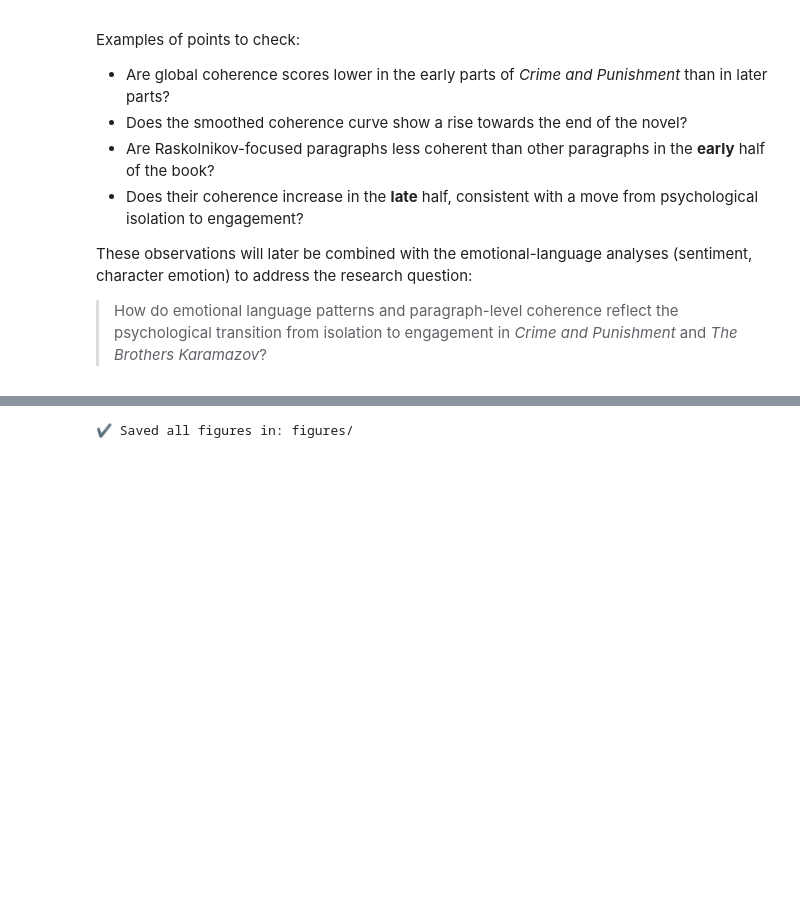
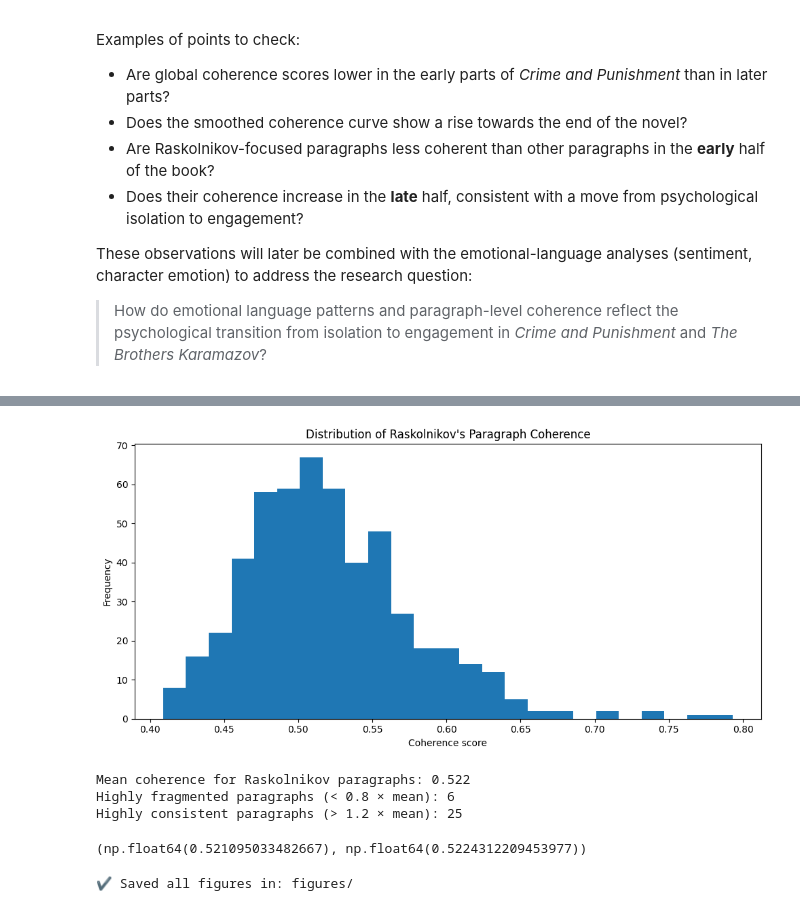
Before and after one commit to NLP-M-A-D/ProjectTemplate, a Jupyter notebook: notebooks/1_AppliedNLP_Session4_Paragraph_Coherence.ipynb, the cells around one changed output, grey strips where cells are left out. Saved outputs shown, nothing was run; the diff lists cells and outputs as text; code cells hidden in the pictures; blank space fills up the shorter version.

```diff
--- a/notebooks/1_AppliedNLP_Session4_Paragraph_Coherence.ipynb
+++ b/notebooks/1_AppliedNLP_Session4_Paragraph_Coherence.ipynb
@@ -582,3 +442,16 @@ These observations will later be combined with the emotional-language analyses
 (sentiment, character emotion) to address the research question:
 
 > How do emotional language patterns and paragraph-level coherence reflect the psychological transition from isolation to engagement in _Crime and Punishment_ and _The Brothers Karamazov_?
+# %%
+import pandas as pd
+
+# All paragraphs where Raskolnikov is mentioned
+rask_df = crime_df[crime_df["is_raskolnikov"]].copy()
+
+# Keep an index so we know which paragraph it was in the full book
+rask_df = rask_df.reset_index().rename(columns={"index": "paragraph_idx"})
+
+# Sort by coherence (low → high)
+rask_df = rask_df.sort_values(by="coherence", ascending=True)
+
+rask_df.head()
@@ -585,3 +465,37 @@ These observations will later be combined with the emotional-language analyses
+# %%
+import matplotlib.pyplot as plt
+
+plt.figure(figsize=(10, 5))
+plt.hist(rask_df["coherence"], bins=25)
+plt.title("Distribution of Raskolnikov's Paragraph Coherence")
+plt.xlabel("Coherence score")
+plt.ylabel("Frequency")
+plt.tight_layout()
+plt.show()
+# %% [output]
+[figure, added]
+# %%
+mean_val = rask_df["coherence"].mean()
+low_thresh = mean_val * 0.8
+high_thresh = mean_val * 1.2
+
+low_count = (rask_df["coherence"] < low_thresh).sum()
+high_count = (rask_df["coherence"] > high_thresh).sum()
+
+print(f"Mean coherence for Raskolnikov paragraphs: {mean_val:.3f}")
+print(f"Highly fragmented paragraphs (< 0.8 × mean): {low_count}")
+print(f"Highly consistent paragraphs (> 1.2 × mean): {high_count}")
+# %% [output]
+Mean coherence for Raskolnikov paragraphs: 0.522
+Highly fragmented paragraphs (< 0.8 × mean): 6
+Highly consistent paragraphs (> 1.2 × mean): 25
+# %%
+early_rask = rask_df[rask_df["segment"] == "early"]
+late_rask  = rask_df[rask_df["segment"] == "late"]
+
+early_rask["coherence"].mean(), late_rask["coherence"].mean()
+# %% [output]
+(np.float64(0.521095033482667), np.float64(0.5224312209453977))
 # %%
 import matplotlib.pyplot as plt
 import os
```
Also changed, not shown: parts of 20 cells of this notebook, 2 other files.
